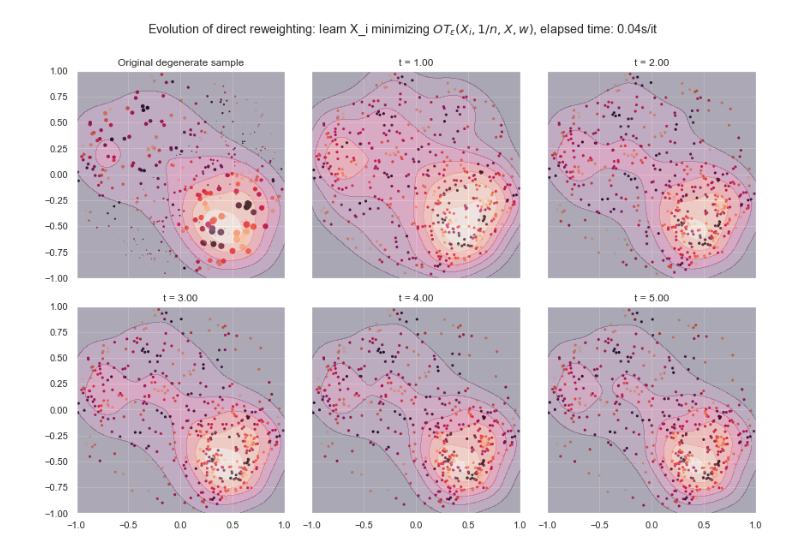
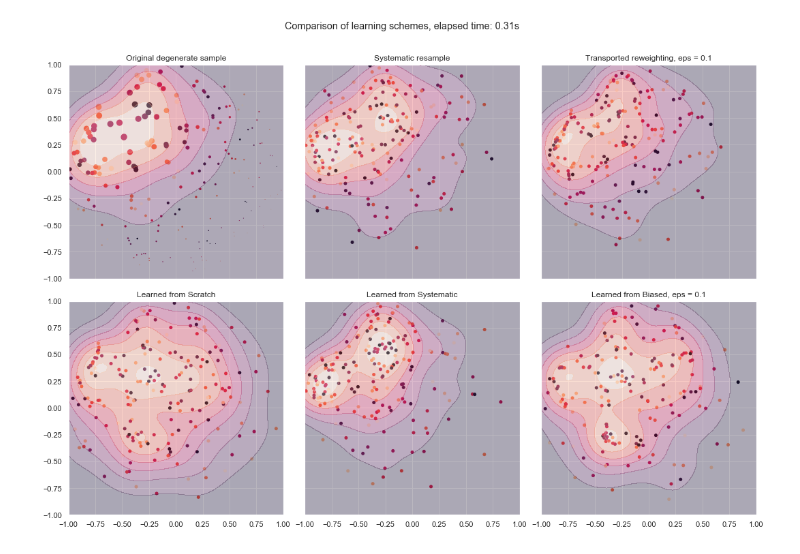
Before and after one commit to AdrienCorenflos/PFlow, a Jupyter notebook: RebalancingComparison.ipynb, the cells around one changed output. Drawn from its saved outputs; the diff is of its cells as text; code cells hidden in the pictures.

```diff
--- a/RebalancingComparison.ipynb
+++ b/RebalancingComparison.ipynb
@@ -234,5 +215,0 @@ biasedTransportComparison(X_2d_torch, w_2d_torch, 0.1, 1., jitter=0.01, reach=2.
-# %%
-unbiasedLoss = geomloss.SamplesLoss(reach=None, potentials=False, debias=True, scaling=0.5, blur=0.1)
-learn_best(unbiasedLoss, X_2d_torch, w_2d_torch, 1., nSteps=5)
-# %% [output]
-[figure, removed]
@@ -238,0 +293,5 @@ learn_best(unbiasedLoss, X_2d_torch, w_2d_torch, 1., nSteps=5)
+# %%
+torch.manual_seed(0)
+learntTransportComparison(X_2d_torch, w_2d_torch, 0.1, jitter=0.1, savefig=False, n_steps=5, learning_rate=1.)
+# %% [output]
+[figure, added]
```
Also changed, not shown: parts of 17 cells of this notebook, 8 other files.
